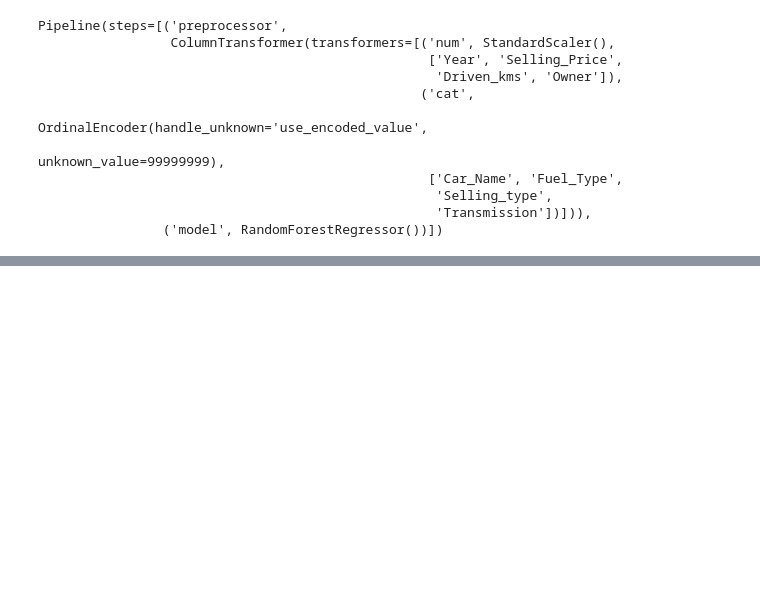
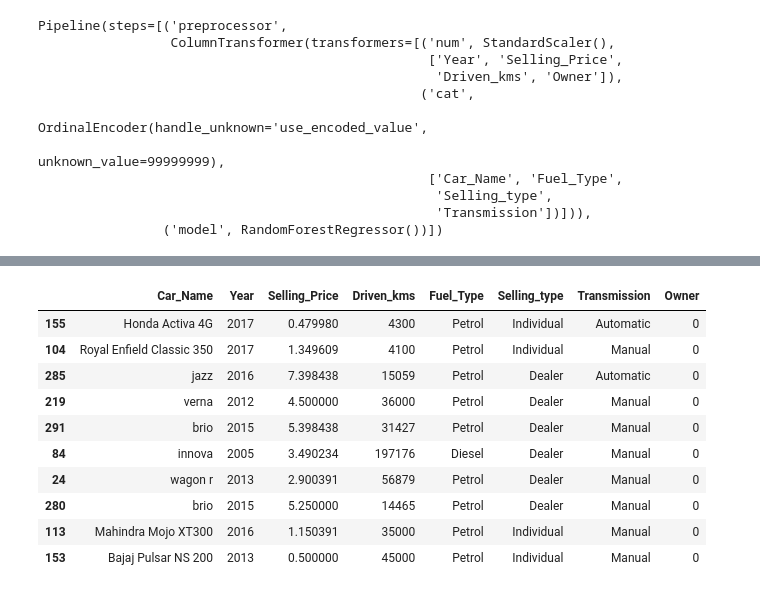
Before and after one commit to ZimovinMY/IsLab, a Jupyter notebook: research/research.ipynb, the cells around one changed output, grey strips where cells are left out. Cells and saved outputs as stored; diff of their text form; code cells hidden in the pictures; blank space fills up the shorter version.

```diff
--- a/research/research.ipynb
+++ b/research/research.ipynb
@@ -141,0 +256,14 @@ Exception: Could not get run status corresponding to string 3eacfbd3b93f473384fe
+# %%
+display(X_train.head(10))
+# %% [output]
+|  | Car_Name | Year | Selling_Price | Driven_kms | Fuel_Type | Selling_type | Transmission | Owner |
+| 155 | Honda Activa 4G | 2017 | 0.479980 | 4300 | Petrol | Individual | Automatic | 0 |
+| 104 | Royal Enfield Classic 350 | 2017 | 1.349609 | 4100 | Petrol | Individual | Manual | 0 |
+| 285 | jazz | 2016 | 7.398438 | 15059 | Petrol | Dealer | Automatic | 0 |
+| 219 | verna | 2012 | 4.500000 | 36000 | Petrol | Dealer | Manual | 0 |
+| 291 | brio | 2015 | 5.398438 | 31427 | Petrol | Dealer | Manual | 0 |
+| 84 | innova | 2005 | 3.490234 | 197176 | Diesel | Dealer | Manual | 0 |
+| 24 | wagon r | 2013 | 2.900391 | 56879 | Petrol | Dealer | Manual | 0 |
+| 280 | brio | 2015 | 5.250000 | 14465 | Petrol | Dealer | Manual | 0 |
+| 113 | Mahindra Mojo XT300 | 2016 | 1.150391 | 35000 | Petrol | Individual | Manual | 0 |
+| 153 | Bajaj Pulsar NS 200 | 2013 | 0.500000 | 45000 | Petrol | Individual | Manual | 0 |
```
Also changed, not shown: parts of 45 cells of this notebook, 8 other files.
